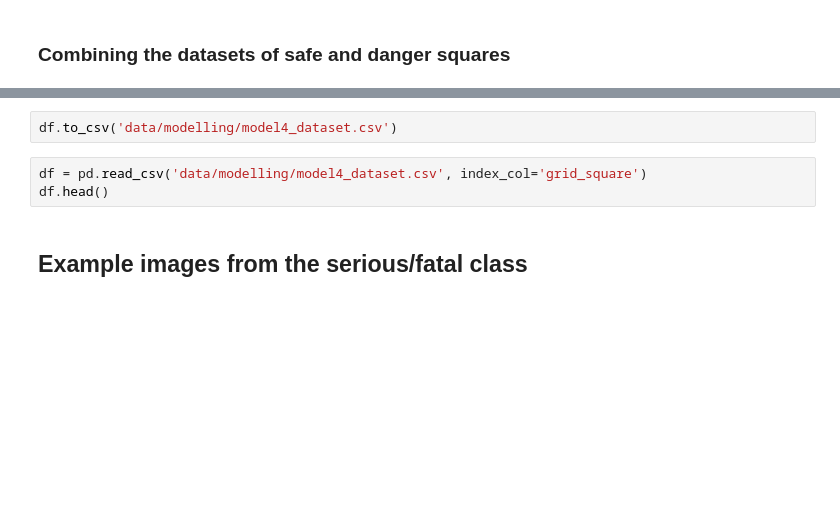
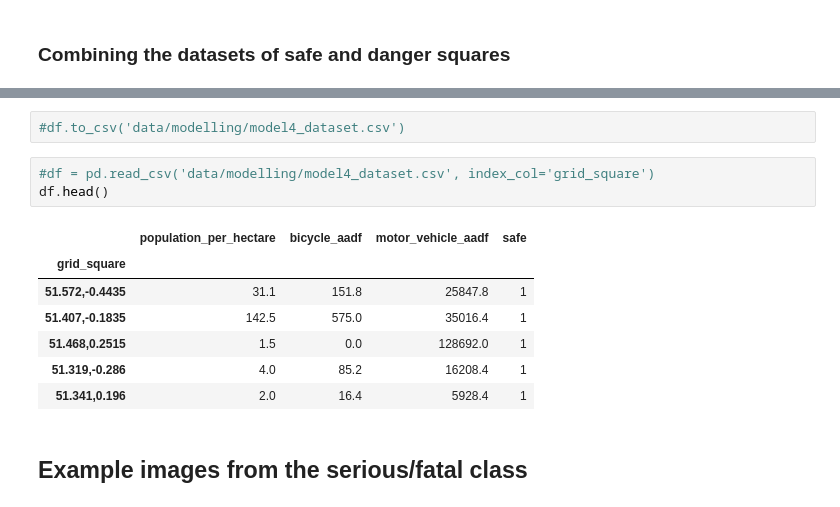
Before and after one commit to rsouza/NeuralNetworks_Course, a Jupyter notebook: Notebooks/TensorFlow/CNN/TF_CNN-III.ipynb, the cells around one changed output, grey strips where cells are left out. Saved outputs shown, nothing was run; the diff lists cells and outputs as text; blank space fills up the shorter version.

```diff
--- a/Notebooks/TensorFlow/CNN/TF_CNN-III.ipynb
+++ b/Notebooks/TensorFlow/CNN/TF_CNN-III.ipynb
@@ -141,8 +204,16 @@ df.head()
 # %%
-df.to_csv('data/modelling/model4_dataset.csv')
+#df.to_csv('data/modelling/model4_dataset.csv')
 # %%
-df = pd.read_csv('data/modelling/model4_dataset.csv', index_col='grid_square')
+#df = pd.read_csv('data/modelling/model4_dataset.csv', index_col='grid_square')
 df.head()
+# %% [output]
+|  | population_per_hectare | bicycle_aadf | motor_vehicle_aadf | safe |
+| grid_square |  |  |  |  |
+| 51.572,-0.4435 | 31.1 | 151.8 | 25847.8 | 1 |
+| 51.407,-0.1835 | 142.5 | 575.0 | 35016.4 | 1 |
+| 51.468,0.2515 | 1.5 | 0.0 | 128692.0 | 1 |
+| 51.319,-0.286 | 4.0 | 85.2 | 16208.4 | 1 |
+| 51.341,0.196 | 2.0 | 16.4 | 5928.4 | 1 |
 # %% [markdown]
 ## Example images from the serious/fatal class
 # %% [markdown]
```
Also changed, not shown: parts of 11 cells of this notebook, 11 other files.
